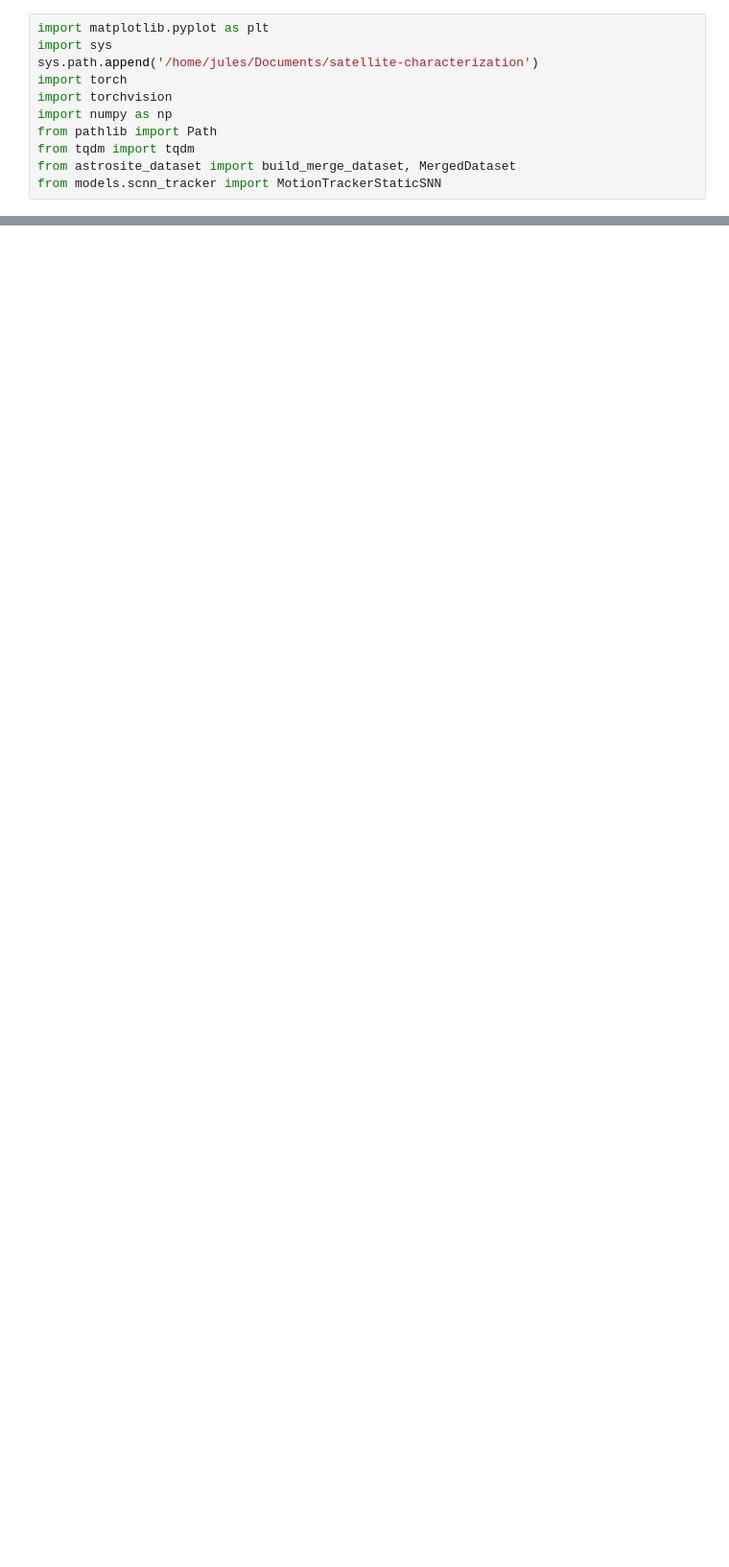
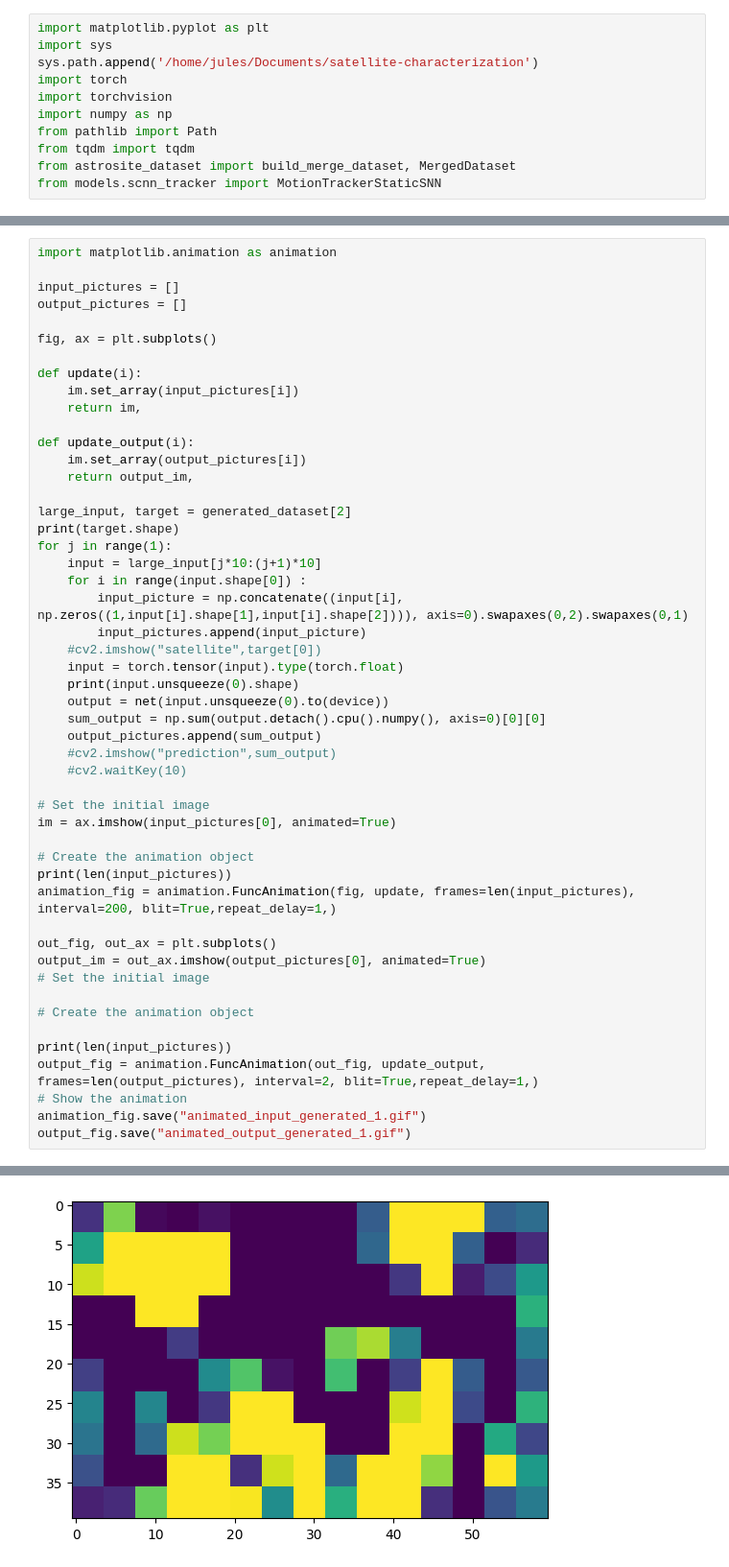
Before and after one commit to neuromorphs/satellite-characterization, a Jupyter notebook: plot_multiple.ipynb, the cells around one changed output, grey strips where cells are left out. Shown at 96% size. Drawn from its saved outputs; the diff is of its cells as text; blank space fills up the shorter version.

```diff
--- a/plot_multiple.ipynb
+++ b/plot_multiple.ipynb
@@ -214,0 +265,51 @@ False negative: 0.0
+# %%
+import matplotlib.animation as animation
+
+input_pictures = []
+output_pictures = []
+
+fig, ax = plt.subplots()
+
+def update(i):
+    im.set_array(input_pictures[i])
+    return im,
+
+def update_output(i):
+    im.set_array(output_pictures[i])
+    return output_im,
+
+large_input, target = generated_dataset[2]
+print(target.shape)
+for j in range(1):
+    input = large_input[j*10:(j+1)*10]
+    for i in range(input.shape[0]) :
+        input_picture = np.concatenate((input[i], np.zeros((1,input[i].shape[1],input[i].shape[2]))), axis=0).swapaxes(0,2).swapaxes(0,1)
+        input_pictures.append(input_picture)
+    #cv2.imshow("satellite",target[0])
+    input = torch.tensor(input).type(torch.float)
+    print(input.unsqueeze(0).shape)
+    output = net(input.unsqueeze(0).to(device))
+    sum_output = np.sum(output.detach().cpu().numpy(), axis=0)[0][0]
+    output_pictures.append(sum_output)
+    #cv2.imshow("prediction",sum_output)
+    #cv2.waitKey(10)
+
+# Set the initial image
+im = ax.imshow(input_pictures[0], animated=True)
+
+# Create the animation object
+print(len(input_pictures))
+animation_fig = animation.FuncAnimation(fig, update, frames=len(input_pictures), interval=200, blit=True,repeat_delay=1,)
+
+out_fig, out_ax = plt.subplots()
+output_im = out_ax.imshow(output_pictures[0], animated=True)
+# Set the initial image
+
+# Create the animation object
+
+print(len(input_pictures))
+output_fig = animation.FuncAnimation(out_fig, update_output, frames=len(output_pictures), interval=2, blit=True,repeat_delay=1,)
+# Show the animation
+animation_fig.save("animated_input_generated_1.gif")
+output_fig.save("animated_output_generated_1.gif")
+# %% [output]
@@ -214,0 +320 @@ False negative: 0.0
+[figure, added]
```
Also changed, not shown: parts of 20 cells of this notebook, 5 other files.
